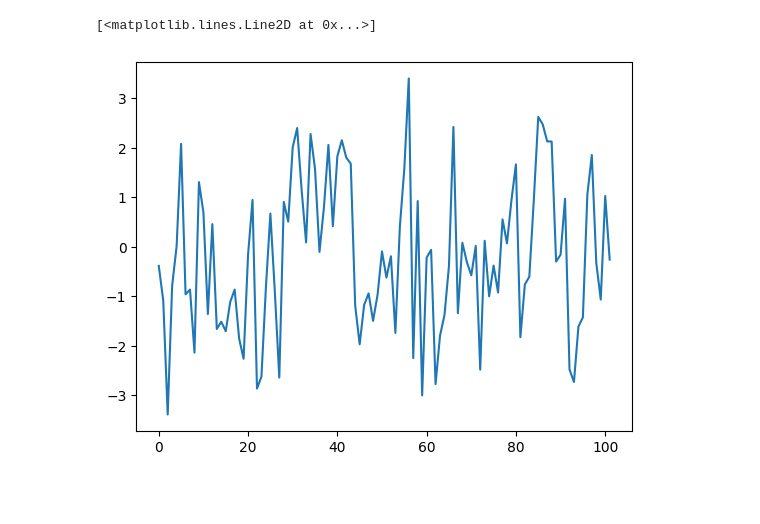
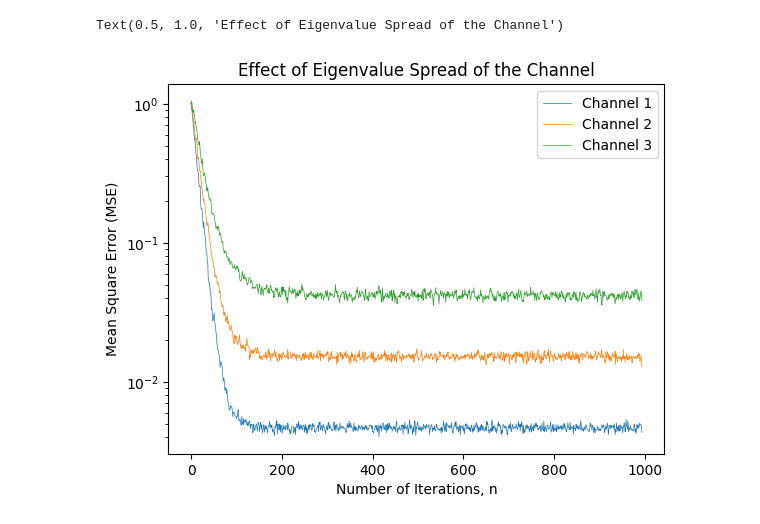
Before and after one commit to bryan-kwan/enel671, a Jupyter notebook: ENEL671_Project_Part1.ipynb, the cells around one changed output. Drawn from its saved outputs; the diff is of its cells as text; code cells hidden in the pictures; blank space fills up the shorter version.

Commit message:
Get graphs for project

```diff
--- a/ENEL671_Project_Part1.ipynb
+++ b/ENEL671_Project_Part1.ipynb
@@ -103,5 +63,22 @@ plt.plot(v)
-# %%
-plt.plot(u)
-# %% [output]
-[<matplotlib.lines.Line2D at 0x...>]
-[figure, removed]
+# %%
+# Q1
+N = 1000
+K = 500
+M = 9
+mu = 0.075
+for ch_num,h in enumerate([h1,h2,h3]):
+    e = []
+    for k in range(0,K):
+        w_k,e_k = run_experiment(N,M,h,mu)
+        e.append(e_k)
+        # print(w_k)
+        # print(len(e_k))
+    mse = estimate_mse(e,K,len(e[0]))
+    plt.semilogy(mse,label="Channel " + str(ch_num + 1),linewidth=0.5)
+plt.ylabel("Mean Square Error (MSE)")
+plt.xlabel("Number of Iterations, n")
+plt.legend()
+plt.title("Effect of Eigenvalue Spread of the Channel")
+# %% [output]
+Text(0.5, 1.0, 'Effect of Eigenvalue Spread of the Channel')
+[figure, added]
```
Also changed, not shown: parts of 8 cells of this notebook.
